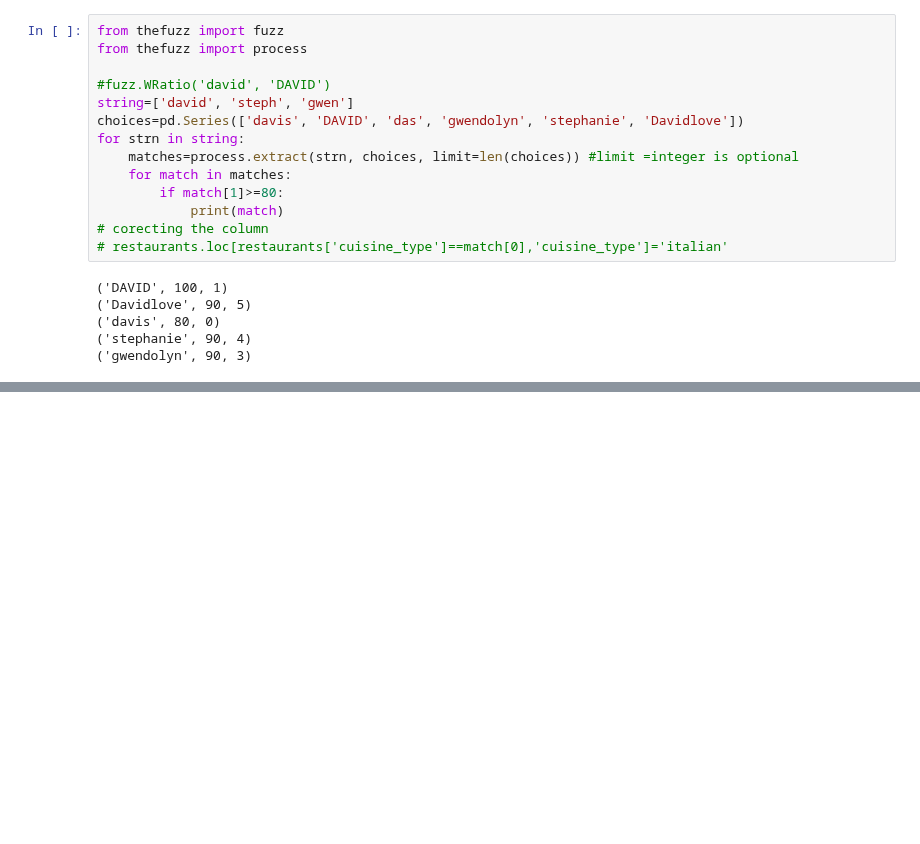
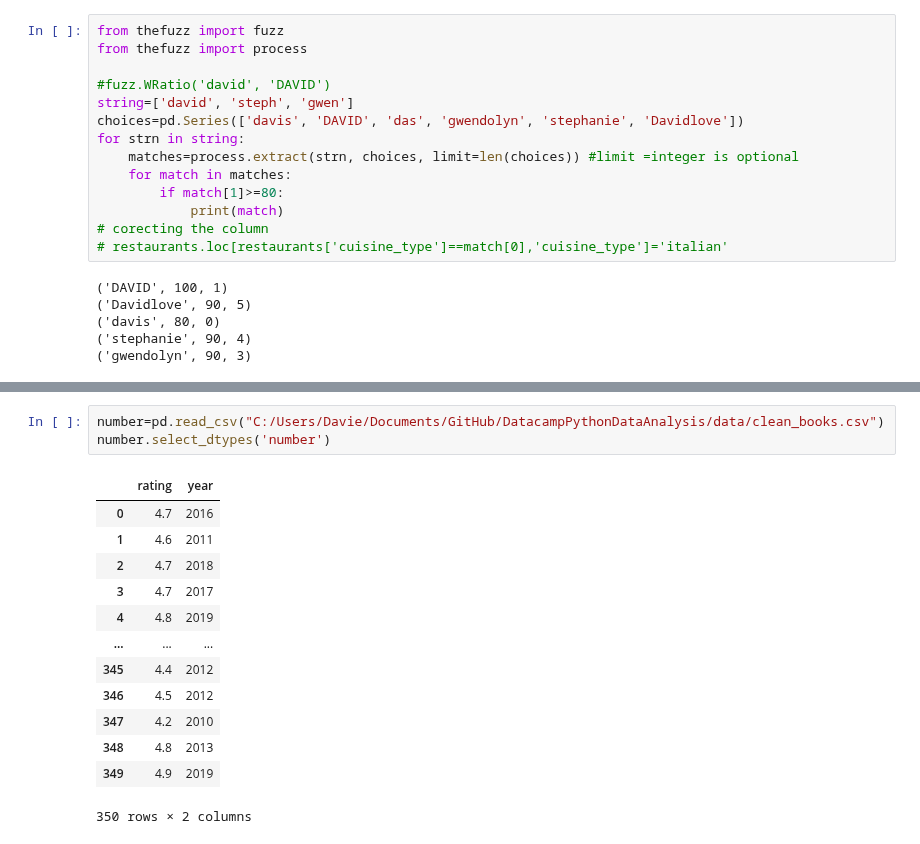
Before and after one commit to Daviedavie100/DatacampPythonDataAnalysis, a Jupyter notebook: Datacamp.ipynb, the cells around one changed output, grey strips where cells are left out. Saved outputs shown, nothing was run; the diff lists cells and outputs as text; blank space fills up the shorter version.

```diff
--- a/Datacamp.ipynb
+++ b/Datacamp.ipynb
@@ -1135,0 +1164,17 @@ for strn in string:
+# %%
+number=pd.read_csv("C:/Users/Davie/Documents/GitHub/DatacampPythonDataAnalysis/data/clean_books.csv")
+number.select_dtypes('number')
+# %% [output]
+|  | rating | year |
+| 0 | 4.7 | 2016 |
+| 1 | 4.6 | 2011 |
+| 2 | 4.7 | 2018 |
+| 3 | 4.7 | 2017 |
+| 4 | 4.8 | 2019 |
+| ... | ... | ... |
+| 345 | 4.4 | 2012 |
+| 346 | 4.5 | 2012 |
+| 347 | 4.2 | 2010 |
+| 348 | 4.8 | 2013 |
+| 349 | 4.9 | 2019 |
+350 rows × 2 columns
```
Also changed, not shown: parts of 5 cells of this notebook.
